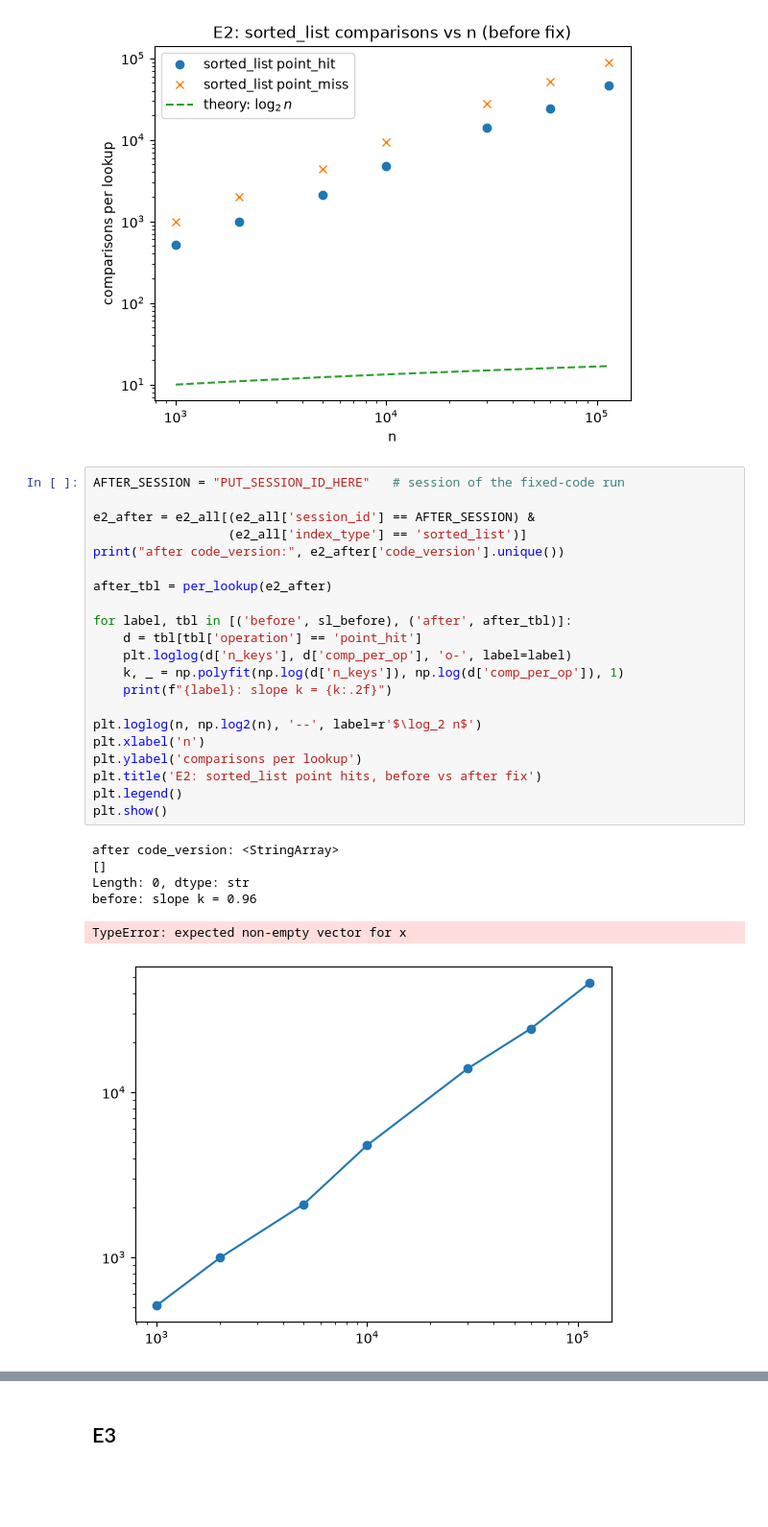
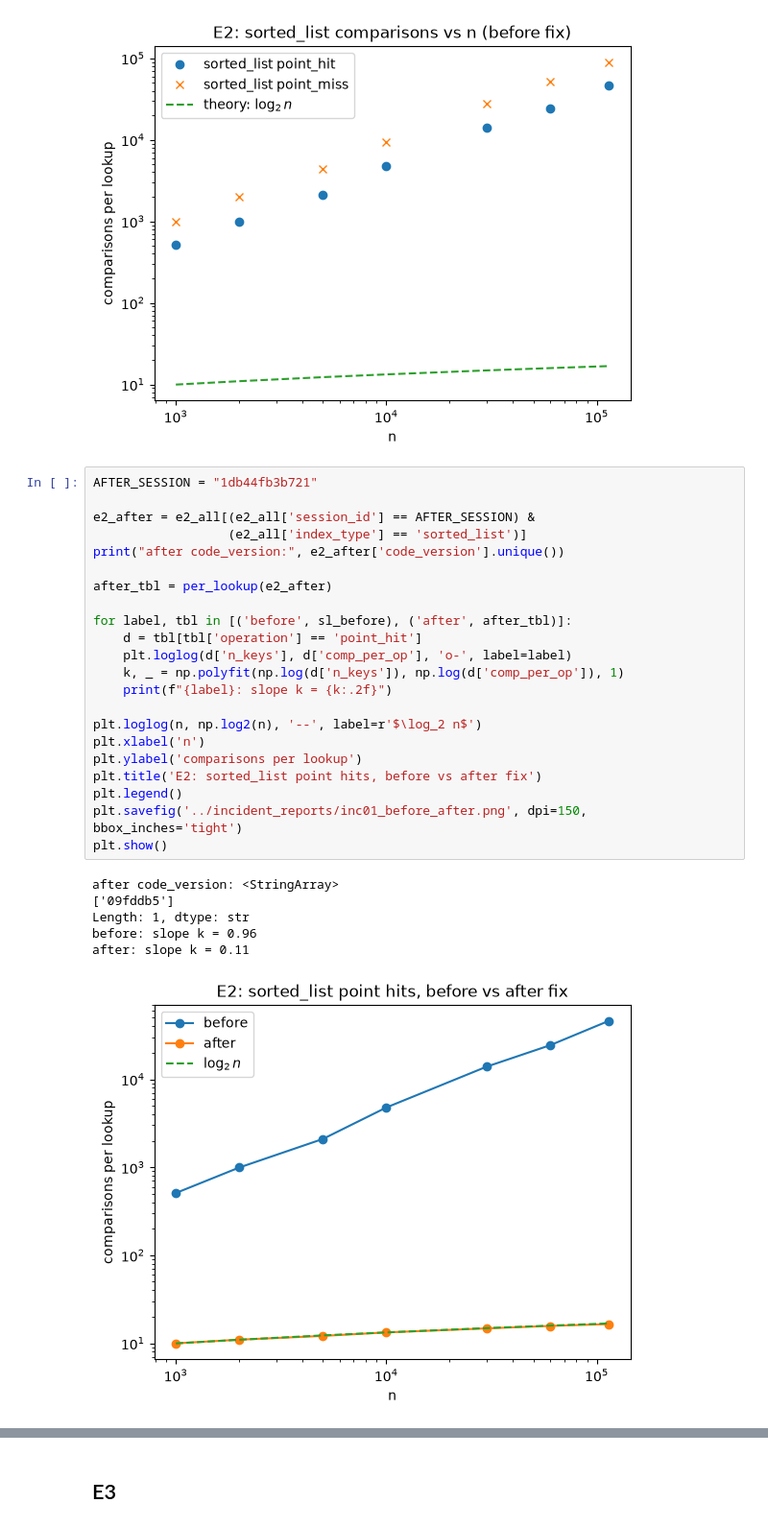
Before and after one commit to neildevnani/Project_1_DS4300, a Jupyter notebook: analysis/sorted_analysis.ipynb, the cells around one changed output, grey strips where cells are left out. Shown at 96% size. Saved outputs shown, nothing was run; the diff lists cells and outputs as text; blank space fills up the shorter version.

Commit message:
finished report

```diff
--- a/analysis/sorted_analysis.ipynb
+++ b/analysis/sorted_analysis.ipynb
@@ -104,30 +104,31 @@ plt.show()
 # %% [output]
 [figure]
 # %%
-AFTER_SESSION = "PUT_SESSION_ID_HERE"   # session of the fixed-code run
+AFTER_SESSION = "1db44fb3b721"
 
 e2_after = e2_all[(e2_all['session_id'] == AFTER_SESSION) &
                   (e2_all['index_type'] == 'sorted_list')]
 print("after code_version:", e2_after['code_version'].unique())
 
 after_tbl = per_lookup(e2_after)
 
 for label, tbl in [('before', sl_before), ('after', after_tbl)]:
     d = tbl[tbl['operation'] == 'point_hit']
     plt.loglog(d['n_keys'], d['comp_per_op'], 'o-', label=label)
     k, _ = np.polyfit(np.log(d['n_keys']), np.log(d['comp_per_op']), 1)
     print(f"{label}: slope k = {k:.2f}")
 
 plt.loglog(n, np.log2(n), '--', label=r'$\log_2 n$')
 plt.xlabel('n')
 plt.ylabel('comparisons per lookup')
 plt.title('E2: sorted_list point hits, before vs after fix')
 plt.legend()
+plt.savefig('../incident_reports/inc01_before_after.png', dpi=150, bbox_inches='tight')
 plt.show()
 # %% [output]
 after code_version: <StringArray>
-[]
-Length: 0, dtype: str
+['09fddb5']
+Length: 1, dtype: str
 before: slope k = 0.96
+after: slope k = 0.11
-TypeError: expected non-empty vector for x
-[figure, old version]
+[figure, new version]
```
Also changed, not shown: parts of 1 cell of this notebook, 2 other files.
